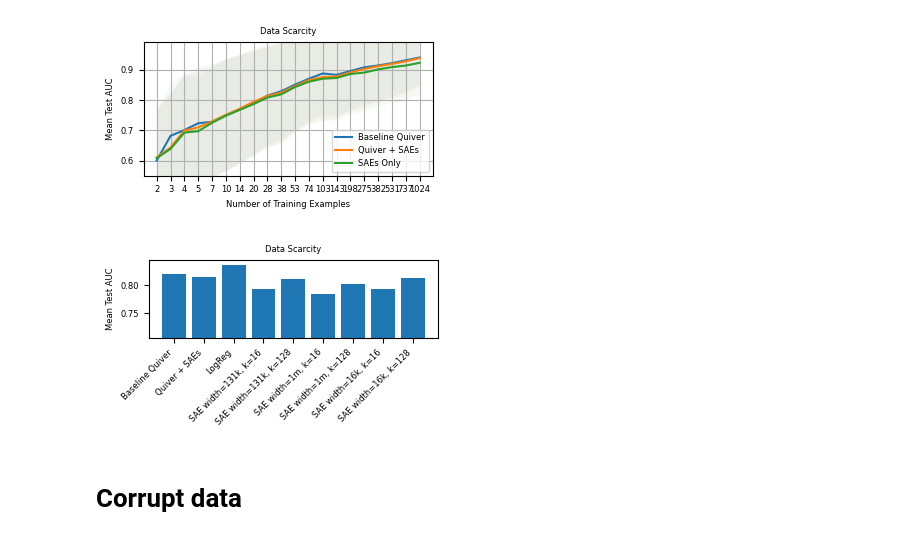
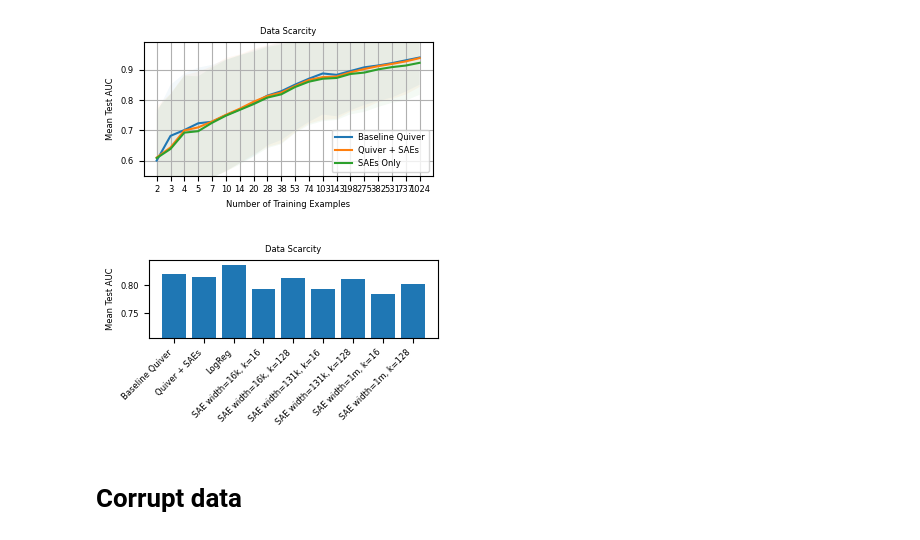
Before and after one commit to mganderson-goodfire/SAE-Probes, a Jupyter notebook: plot_combined.ipynb, the cells around one changed output. Cells and saved outputs as stored; diff of their text form; code cells hidden in the pictures.

```diff
--- a/plot_combined.ipynb
+++ b/plot_combined.ipynb
@@ -194,6 +255,12 @@ def plot_quiver_comp(target = 'Class Imbalance'):
         baselineonly = get_all_scarcity(ret = ['baseline'])
         baselinequiver = quiver_arrows_scarcity(sae = False)
         saequiver = quiver_arrows_scarcity(sae = True)
+    elif target == 'Standard Conditions':
+        saeonly = get_all_normal(ret = ['sae'])
+        baselineonly = get_all_normal(ret = ['baseline'])
+        baselinequiver = arrow_quiver_normal(sae = False)
+        saequiver = arrow_quiver_normal(sae = True)
+
     # Get mean test_auc for each method
     means = []
     labels = []
@@ -201,48 +268,44 @@ def plot_quiver_comp(target = 'Class Imbalance'):
     # Add baseline quiver mean
     means.append(baselinequiver['test_auc'].mean())
     labels.append('Baseline Quiver')
 
     # Add SAE quiver mean
     means.append(saequiver['test_auc'].mean())
     labels.append('Quiver + SAEs')
 
     # Add baseline logreg mean
     baseline_logreg = baselineonly[baselineonly['method'] == 'logreg']
     means.append(baseline_logreg['test_auc'].mean())
     labels.append('LogReg')
 
-    # Add individual SAE means
-    for method in saeonly['method'].unique():
-        means.append(saeonly[saeonly['method'] == method]['test_auc'].mean())
-        if '16k' in method:
-            width = '16k'
-        elif '131k' in method:
-            width = '131k'
-        elif '1m' in method:
-            width = '1m'
-        if '_k128' in method:
-            k = 128
-        elif '_k16' in method:
-            k = 16
-        labels.append(f'SAE width={width}, k={k}')
+    # Add individual SAE means in order of width then k
+    widths = ['16k', '131k', '1m']
+    ks = [16, 128]
+
+    for width in widths:
+        for k in ks:
+            method = [m for m in saeonly['method'].unique() if width in m and f'_k{k}' in m]
+            if method:  # Only add if this width/k combination exists
+                means.append(saeonly[saeonly['method'] == method[0]]['test_auc'].mean())
+                labels.append(f'SAE width={width}, k={k}')
 
     plt.figure(figsize=(3.5,2))
     x = np.arange(len(means))
     plt.bar(x, means)
     plt.xticks(x, labels, rotation=45, ha='right')
     plt.ylabel('Mean Test AUC')
     plt.title(target)
     #plt.grid(True, axis='y')
     plt.ylim((min(means)*0.9, max(means)*1.01))
     plt.tight_layout()
 
     # Save plots
     plt.savefig(f'figures/combined/{target}_bar_comp.pdf')
     plt.savefig(f'figures/combined/{target}_bar_comp.png')
     plt.show()
 plot_quiver_comp('Data Scarcity')
 # %% [output]
-[figure, old version]
+[figure, new version]
 # %% [markdown]
 # Corrupt data
 # %%
```
Also changed, not shown: parts of 2 cells of this notebook.
